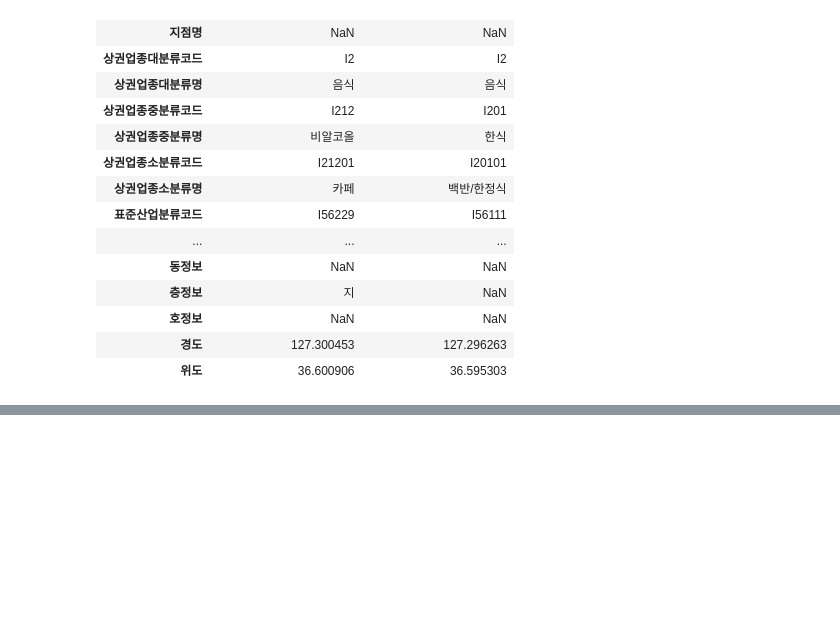
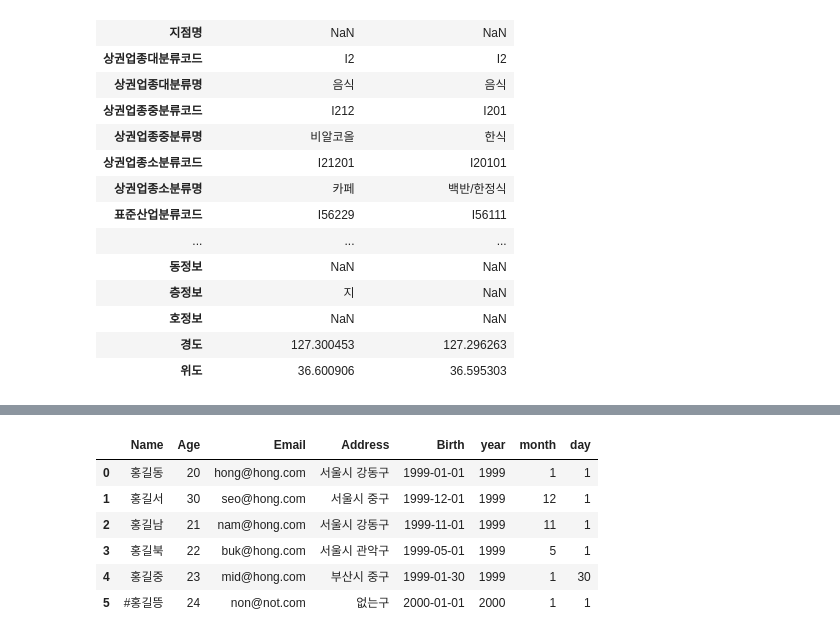
Before and after one commit to congcongee/ai, a Jupyter notebook: source/01_python/ch11_데이터프레임과시리즈(Pandas)_1절~8절.ipynb, the cells around one changed output, grey strips where cells are left out. Saved outputs shown, nothing was run; the diff lists cells and outputs as text; code cells hidden in the pictures; blank space fills up the shorter version.

```diff
--- a/source/01_python/ch11_데이터프레임과시리즈(Pandas)_1절~8절.ipynb
+++ b/source/01_python/ch11_데이터프레임과시리즈(Pandas)_1절~8절.ipynb
@@ -235,0 +319,10 @@ df.head(2).T
+# %%
+member
+# %% [output]
+|  | Name | Age | Email | Address | Birth | year | month | day |
+| 0 | 홍길동 | 20 | hong@hong.com | 서울시 강동구 | 1999-01-01 | 1999 | 1 | 1 |
+| 1 | 홍길서 | 30 | seo@hong.com | 서울시 중구 | 1999-12-01 | 1999 | 12 | 1 |
+| 2 | 홍길남 | 21 | nam@hong.com | 서울시 강동구 | 1999-11-01 | 1999 | 11 | 1 |
+| 3 | 홍길북 | 22 | buk@hong.com | 서울시 관악구 | 1999-05-01 | 1999 | 5 | 1 |
+| 4 | 홍길중 | 23 | mid@hong.com | 부산시 중구 | 1999-01-30 | 1999 | 1 | 30 |
+| 5 | #홍길뜽 | 24 | non@not.com | 없는구 | 2000-01-01 | 2000 | 1 | 1 |
```
Also changed, not shown: parts of 139 cells of this notebook, 2 other files.
